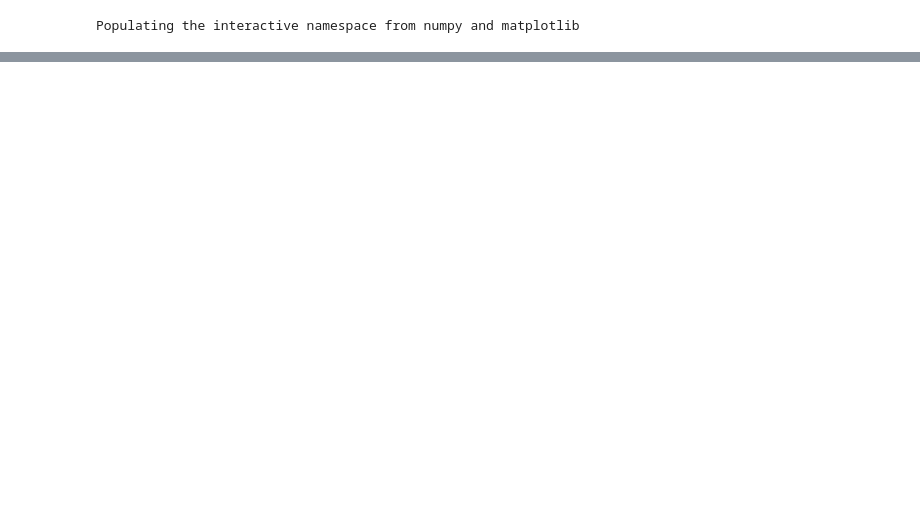
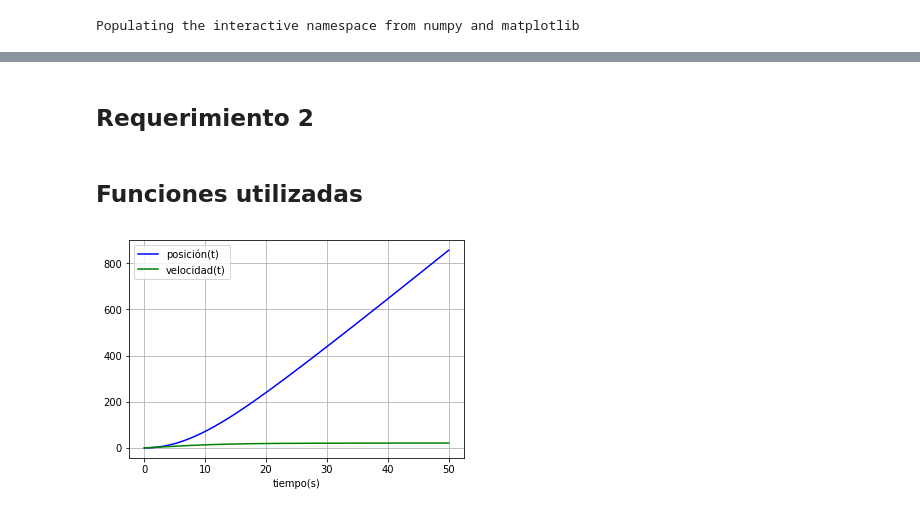
Before and after one commit to nvalencia/Herramientas-Computacionales-IMEC3602, a Jupyter notebook: Talleres/Taller 2/Taller 2.ipynb, the cells around one changed output, grey strips where cells are left out. Cells and saved outputs as stored; diff of their text form; code cells hidden in the pictures; blank space fills up the shorter version.

```diff
--- a/Talleres/Taller 2/Taller 2.ipynb
+++ b/Talleres/Taller 2/Taller 2.ipynb
@@ -22,4 +65,20 @@ def arrastre(V):
-# %%
-def omega(V):
-    w=V*n/r
-    return w
+# %% [markdown]
+## Requerimiento 2
+# %%
+def torque(w): #Le entra velocidad angular en rpm. Se realiza el ajuste a los datos iniciales de torque para no tener discontinuidades
+    P=((-0.00000004564538677*w**3)+(0.0001056995459*w**2)
+                  +(1.53209191*w))-1.895523696
+    T=P/(w*2*pi/60)
+    if size(w)>1:
+        for i in range(size(w)):
+            if w[i]<50:
+                T[i]=14.31775979799432
+            if T[i]>38: #limitación de torque máximo del motor
+                T[i]=38
+    if size(w)==1:
+        if T>38:
+            T=38
+
+    return T
+# %% [markdown]
+## Funciones utilizadas
@@ -25,0 +152,11 @@ def omega(V):
+# %%
+sol=odeint(aceleracion,c_ini,t)
+# %%
+plt.plot(t, sol[:,0], 'b', label='posición(t)')
+plt.plot(t, sol[:, 1], 'g', label='velocidad(t)')
+plt.xlabel('tiempo(s)')
+plt.legend(loc='best')
+plt.grid()
+plt.show()
+# %% [output]
+[figure, added]
```
Also changed, not shown: parts of 16 cells of this notebook.
